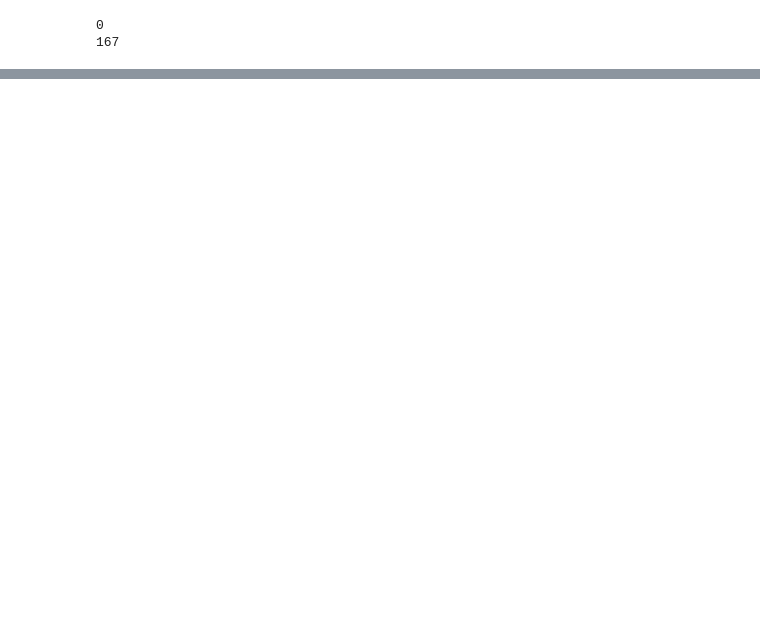
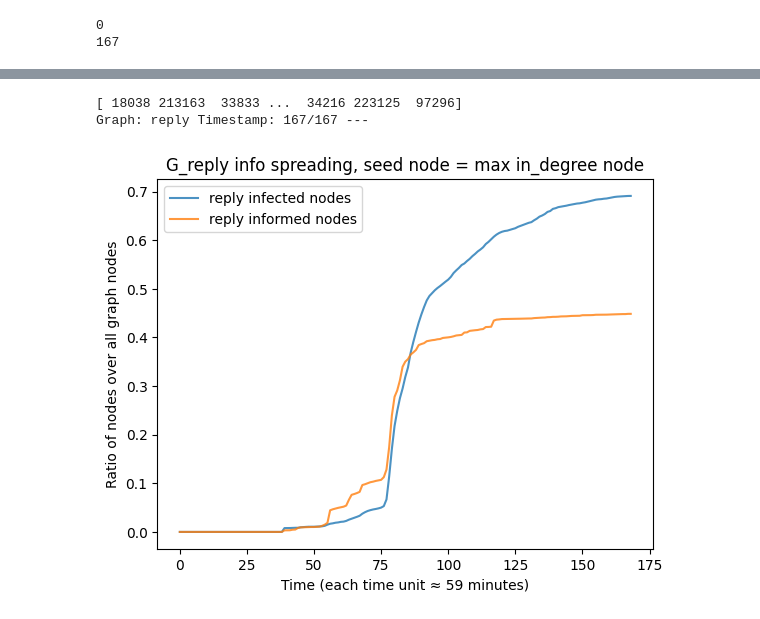
Before and after one commit to francescoopiccoli/higgs-twitter-network-science, a Jupyter notebook: src/process_final.ipynb, the cells around one changed output, grey strips where cells are left out. Saved outputs shown, nothing was run; the diff lists cells and outputs as text; code cells hidden in the pictures; blank space fills up the shorter version.

```diff
--- a/src/process_final.ipynb
+++ b/src/process_final.ipynb
@@ -267 +286,9 @@ Graph: reply Timestamp: 167/167 ---
+# %%
+infected_nodes, informed_nodes, infected_nodes_time, informed_nodes_time = simulate_spreading(G_reply_lcc_df,\
+            G_social_df, max_in_degree_reply[0], start_timestamp, end_timestamp, len(G_reply_lcc.nodes()),\
+            len(G_social.nodes()), name="reply", plot=True, title="G_reply info spreading, seed node = max in_degree node")
+# %% [output]
+[ 18038 213163  33833 ...  34216 223125  97296]
+Graph: reply Timestamp: 167/167 ---
+[figure, added]
 # %%
```
Also changed, not shown: parts of 12 cells of this notebook.
